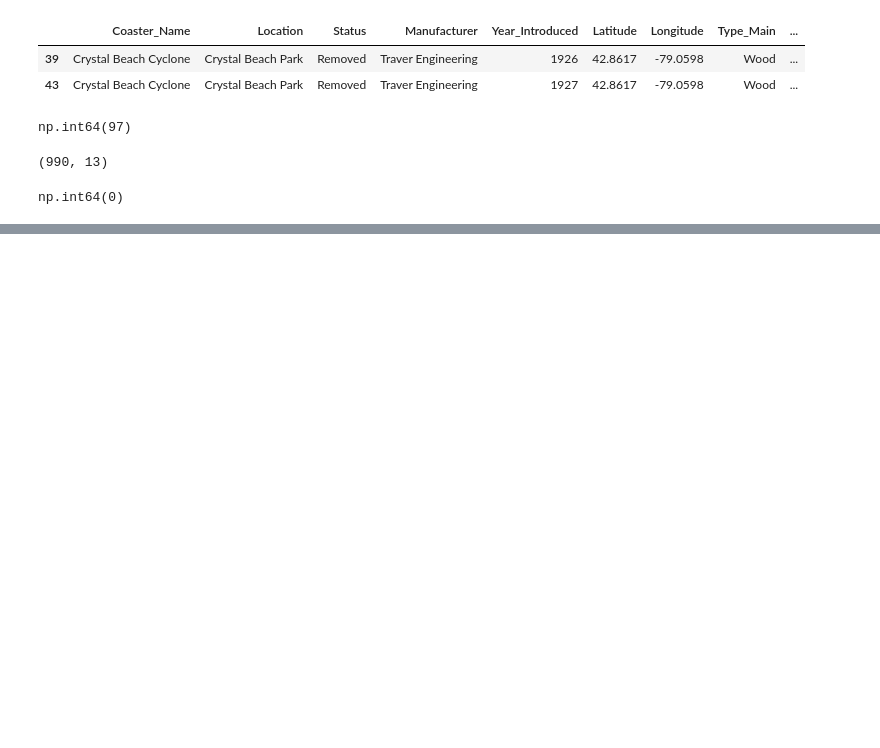
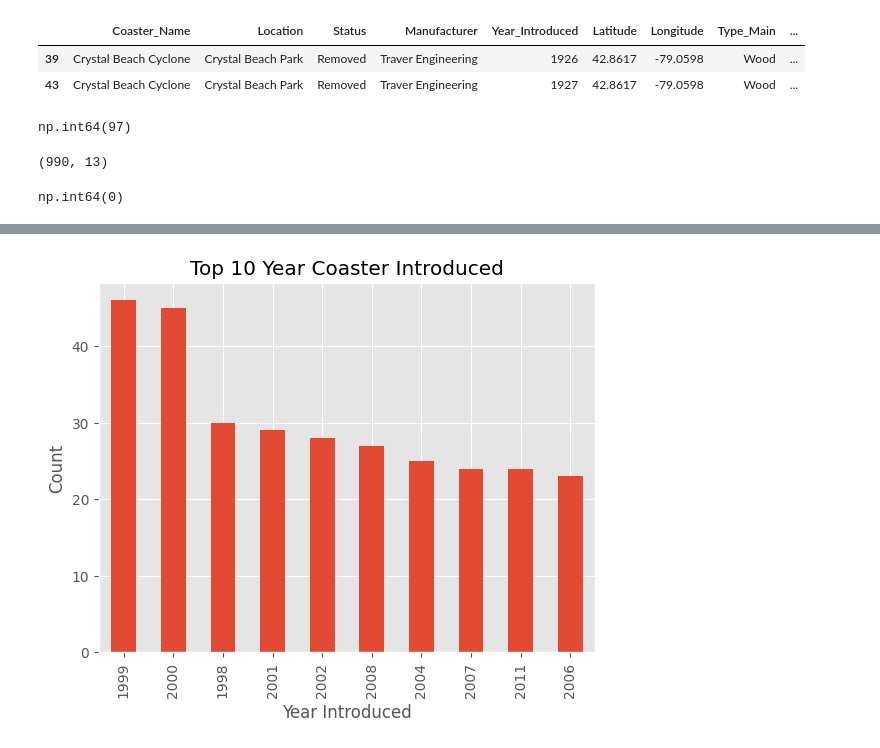
Before and after one commit to ahmedabdrabo1/rollercoaster-analysis, a Jupyter notebook: rollercoaster.ipynb, the cells around one changed output, grey strips where cells are left out. Drawn from its saved outputs; the diff is of its cells as text; code cells hidden in the pictures; blank space fills up the shorter version.

```diff
--- a/rollercoaster.ipynb
+++ b/rollercoaster.ipynb
@@ -197,0 +217,8 @@ np.int64(0)
+# %%
+ax = df["Year_Introduced"].value_counts().sort_values(ascending=False).head(10).plot(kind='bar',title="Top 10 Year Coaster Introduced")
+
+ax.set_xlabel("Year Introduced")
+ax.set_ylabel("Count")
+plt.show()
+# %% [output]
+[figure, added]
```
Also changed, not shown: parts of 14 cells of this notebook.
